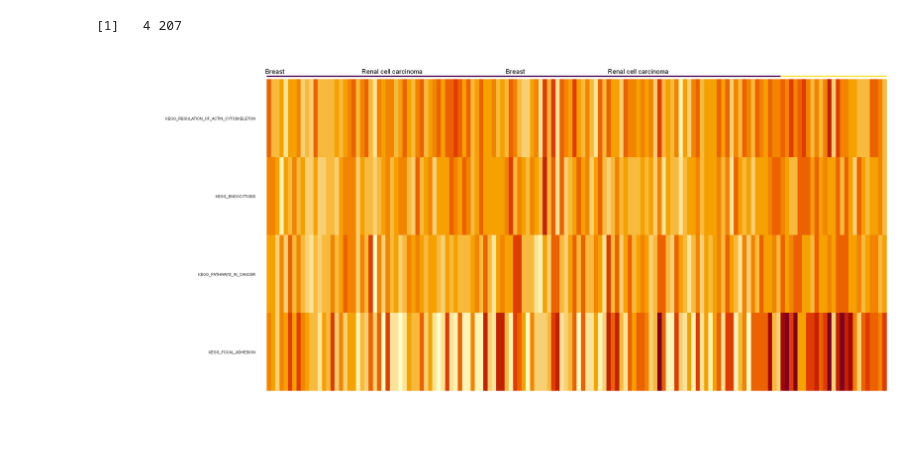
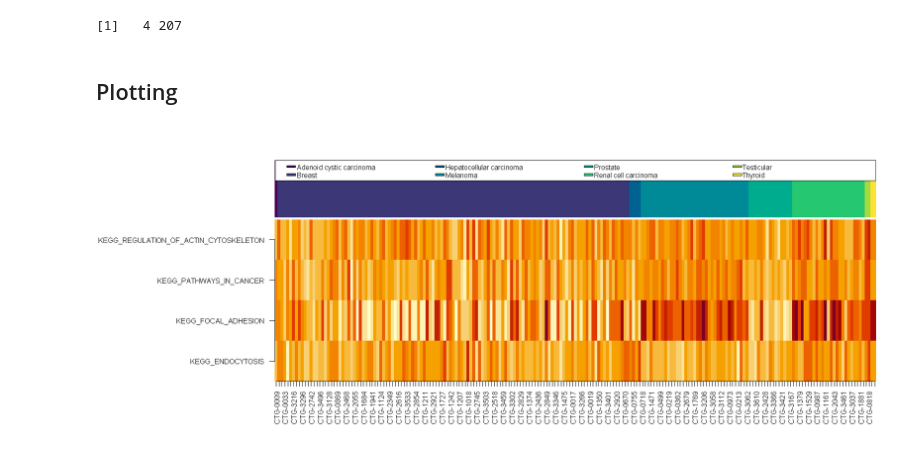
Before and after one commit to liorbey/lumin-workstation-materials, a Jupyter notebook: ssGSEA_R.ipynb, the cells around one changed output. Saved outputs shown, nothing was run; the diff lists cells and outputs as text; code cells hidden in the pictures; blank space fills up the shorter version.

Commit message:
Format plot (still have the old code with cancer types not ordered)

```diff
--- a/ssGSEA_R.ipynb
+++ b/ssGSEA_R.ipynb
@@ -120,8 +118,7 @@ for(set in get_sets) {
     )
     suppressMessages(geneset1 <- readr::read_tsv(genesetfile))
     geneset[set] <- as.list(geneset1)
-    Sys.sleep(0.5) # give the website a break so we don't wear out our welcome
+#     Sys.sleep(0.5) # give the website a break
 }
 # first element in each geneset is a descriptor
 geneset <- lapply(geneset, function(x) x[-1])
-str(geneset,1)
@@ -162,33 +148,5 @@ Estimating ssGSEA scores for 4 gene sets.
 | KEGG_PATHWAYS_IN_CANCER | 0.149187001 | 0.26005221 | 0.1446066 | -0.3711191 | 0.01617304 | -0.10333749 | 0.2198859 | 0.10979964 | 0.15949044 | 0.07639285 | ... |
 | KEGG_REGULATION_OF_ACTIN_CYTOSKEL... | 0.005913819 | 0.09199468 | 0.2080648 | -0.2272912 | 0.05944449 | -0.02312019 | 0.2759348 | -0.01856954 | 0.10803574 | 0.12737931 | ... |
 [1]   4 207
-# %%
-pdx_dat <- df %>%
-    select(c('gene', 'model_name', 'tumor_type', 'z'))
-cancertype <- unique(pdx_dat[c('model_name', 'tumor_type')])
-cancertype <- cancertype[order(cancertype[,'tumor_type']),]
-cancertype <- cancertype[cancertype[,'model_name'] %in% colnames(pdx_gsva),]
-cancertype[,'tumor_type'] <- as.factor(cancertype[,'tumor_type'])
-# cluster gene sets
-rw_d <- dist(pdx_gsva)
-rw_cl <- hclust(rw_d)
-pdx_gsva <- pdx_gsva[rw_cl$order, ]
-# Change plot size
-options(repr.plot.width=14, repr.plot.height=6)
-layout(matrix(c(1,2)), heights=c(1,12))
-par(mar=c(0,15,2,0)+0.1)
-image(
-    matrix(as.numeric(factor(cancertype[,'tumor_type']))),
-    axes=FALSE,
-    ann=FALSE,
-    main=NA,
-    col=hcl.colors(length(unique(cancertype$tumor_type)), "viridis")
-)
-#axis(side=3)
-mtext(side=3, text=unique(cancertype[,'tumor_type']), at=c(0.01, 0.2, 0.4, 0.6), cex=0.7)
-par(mar=c(0,15,0,0)+0.1)
-image(t(pdx_gsva[,cancertype[,'model_name']]), axes=FALSE, ann=FALSE)
-mtext(side=2, text=rownames(pdx_gsva),
-      at=seq(0, 1, length.out=nrow(pdx_gsva)), line=1, las=2, cex=0.4)
-# %% [output]
-[figure, removed]
+# %% [markdown]
+## Plotting
@@ -194,0 +170,37 @@ mtext(side=2, text=rownames(pdx_gsva),
+# %%
+pdx_dat <- df %>%
+    select(c('gene', 'model_name', 'tumor_type', 'z'))
+cancertype <- unique(pdx_dat[c('model_name', 'tumor_type')])
+cancertype <- cancertype[order(cancertype[,'tumor_type']),]
+cancertype <- cancertype[cancertype[,'model_name'] %in% colnames(pdx_gsva),]
+cancertype[,'tumor_type'] <- as.factor(cancertype[,'tumor_type'])
+pdx_gsva <- pdx_gsva[, cancertype$model_name]
+pdx_cl <- copy(pdx_gsva)
+# %%
+# Change plot size
+options(repr.plot.width=10, repr.plot.height=4, repr.plot.res=180)
+# layout our plot
+graphics::layout(
+    matrix(c(1, 1, 2, 2, 2, 2, 2), nrow = 7))
+
+colorLegend <- hcl.colors(length(unique(cancertype$tumor_type)), "viridis")
+par(mar=c(0,17,3,1)+0.1)
+p1 <- image(
+    matrix(as.numeric(cancertype[,'tumor_type'])),
+    axes=FALSE,
+    ann=FALSE,
+    main=NA,
+    col=colorLegend
+)
+names(colorLegend) <- unique(cancertype$tumor_type)
+legend("top", legend=names(colorLegend), fill=colorLegend,
+       ncol=ceiling(length(unique(cancertype$tumor_type))/2), cex=0.8015,
+       y.intersp=2, x.intersp=0.1)
+
+par(mar=c(6,17,0,1)+0.1)
+# par(mar=c(0,0,0,0)+0.1)
+p2 <- image(x=0:ncol(pdx_cl), y=0:nrow(pdx_cl), z=t(pdx_cl), axes=FALSE, xlab=NA, ylab=NA)
+axis(2, at=1:nrow(pdx_cl)-0.5, labels=rownames(pdx_cl), las=2, cex.axis=0.8)
+axis(1, at=1:ncol(pdx_cl)-0.5, labels=colnames(pdx_cl), las=3, cex.axis=0.8)
+# %% [output]
+[figure, added]
```
Also changed, not shown: parts of 17 cells of this notebook.
